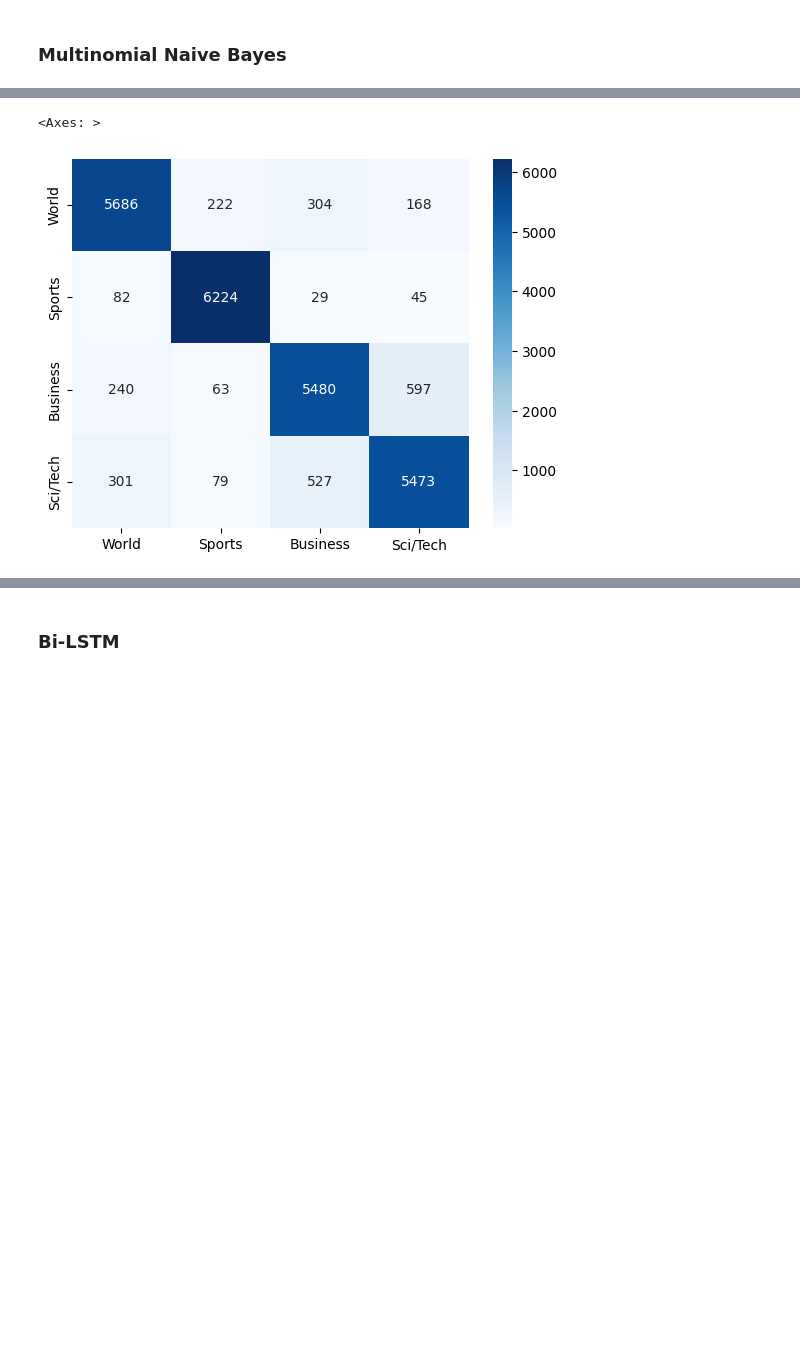
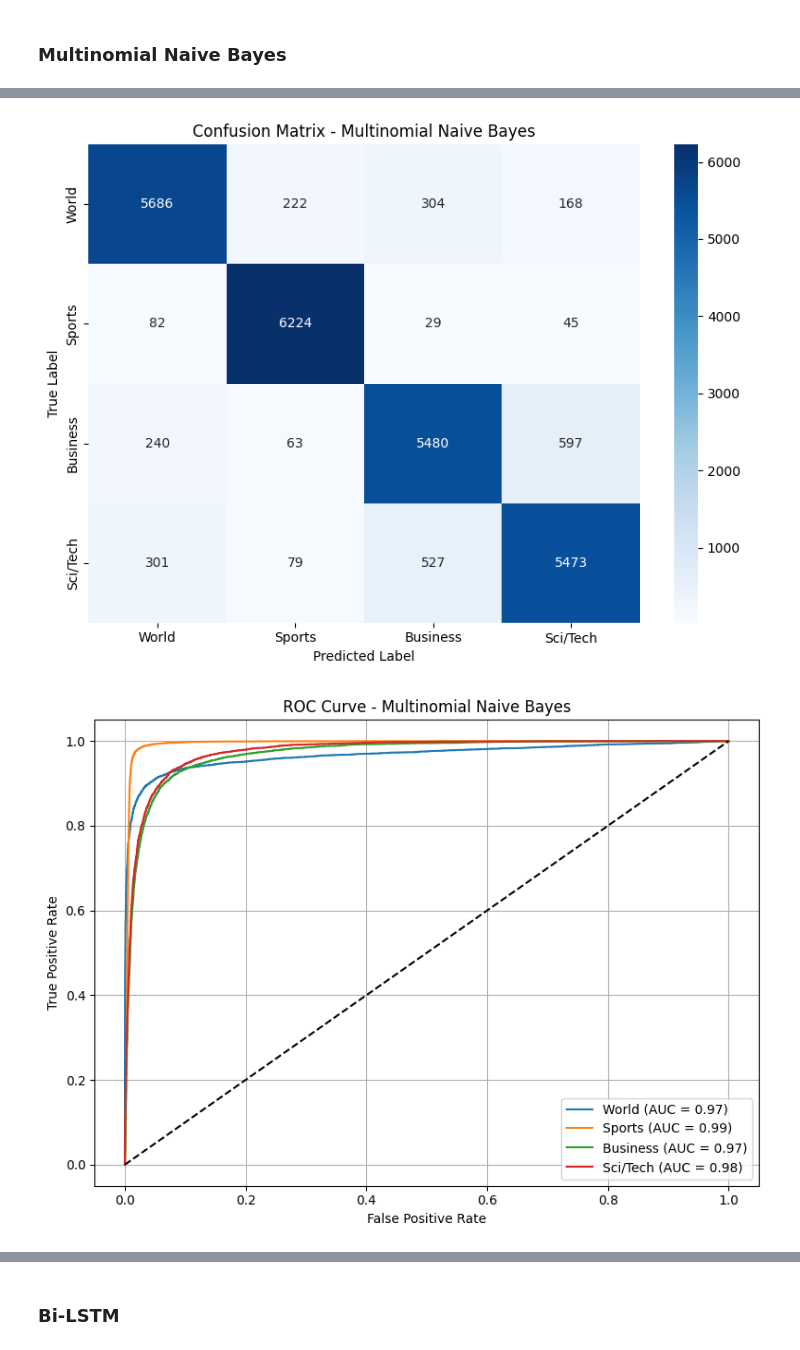
Before and after one commit to Rooneyish/News_Article_Classification, a Jupyter notebook: AG_News_Classification.ipynb, the cells around one changed output, grey strips where cells are left out. Drawn from its saved outputs; the diff is of its cells as text; code cells hidden in the pictures; blank space fills up the shorter version.

Commit message:
Adding Digrammatic Representations (ROC and PR curve)

```diff
--- a/AG_News_Classification.ipynb
+++ b/AG_News_Classification.ipynb
@@ -435,50 +437,118 @@ Epoch 10/10
 # %% [markdown]
 ### Multinomial Naive Bayes
 # %%
+y_test_binarized = label_binarize(y_test_dl, classes=[0,1,2,3])
+
 y_train_pred_MNB = MNB_model.predict(X_train_tfidf)
 y_val_pred_MNB = MNB_model.predict(X_val_tfidf)
 y_test_pred_MNB = MNB_model.predict(X_test_tfidf)
+y_test_score_MNB = MNB_model.predict_proba(X_test_tfidf)
 # %%
 class_names = ['World', 'Sports', 'Business', 'Sci/Tech']
 # %%
 train_accuracy_MNB = accuracy_score(y_train, y_train_pred_MNB)
 train_f1_score_MNB = f1_score(y_train, y_train_pred_MNB, average='weighted')
+
 val_accuracy_MNB = accuracy_score(y_val, y_val_pred_MNB)
 val_f1_score_MNB = f1_score(y_val, y_val_pred_MNB, average='weighted')
+
 test_accuracy_MNB = accuracy_score(y_test, y_test_pred_MNB)
 test_f1_score_MNB = f1_score(y_test, y_test_pred_MNB, average='weighted')
-cm_MNB = confusion_matrix(y_test, y_test_pred_MNB)
 
 print(f"Evaluation - Multinomial Naive Bayes")
 print(f"Train Accuracy: {train_accuracy_MNB*100:.2f}%")
 print(f"Validation Accuracy: {val_accuracy_MNB*100:.2f}%")
 print(f"Test Accuracy: {test_accuracy_MNB*100:.2f}% \n")
 print(f"Train F1 Score: {train_f1_score_MNB:.2f}")
 print(f"Validation F1 Score: {val_f1_score_MNB:.2f}")
 print(f"Test F1 Score: {test_f1_score_MNB:.2f} \n")
 
+
 print(classification_report(y_test,y_test_pred_MNB, target_names=class_names, digits=4))
-sns.heatmap(cm_MNB, annot=True, fmt='d', cmap='Blues',
-            xticklabels=class_names, yticklabels=class_names)
+
+cm_MNB = confusion_matrix(y_test, y_test_pred_MNB)
+plt.figure(figsize=(8, 6))
+sns.heatmap(
+    cm_MNB,
+    annot=True,
+    fmt='d',
+    cmap='Blues',
+    xticklabels=class_names,
+    yticklabels=class_names
+)
+
+plt.xlabel("Predicted Label")
+plt.ylabel("True Label")
+plt.title("Confusion Matrix - Multinomial Naive Bayes")
+plt.tight_layout()
+plt.show()
+
+plt.figure(figsize=(8, 6))
+for i in range(len(class_names)):
+    fpr, tpr, _ = roc_curve(
+        y_test_binarized[:, i],
+        y_test_score_MNB[:, i]
+    )
+    roc_auc = auc(fpr, tpr)
+    plt.plot(
+        fpr,
+        tpr,
+        label=f"{class_names[i]} (AUC = {roc_auc:.2f})"
+    )
+plt.plot([0, 1], [0, 1], 'k--')
+plt.xlabel("False Positive Rate")
+plt.ylabel("True Positive Rate")
+plt.title("ROC Curve - Multinomial Naive Bayes")
+plt.legend(loc="lower right")
+plt.grid(True)
+plt.tight_layout()
+plt.show()
+
+plt.figure(figsize=(8, 6))
+
+for i in range(len(class_names)):
+    precision, recall, _ = precision_recall_curve(
+        y_test_binarized[:, i],
+        y_test_score_MNB[:, i]
+    )
+
+    avg_precision = average_precision_score(
+        y_test_binarized[:, i],
+        y_test_score_MNB[:, i]
+    )
+
+    plt.plot(
+        recall,
+        precision,
+        label=f"{class_names[i]} (AP = {avg_precision:.2f})"
+    )
+
+plt.xlabel("Recall")
+plt.ylabel("Precision")
+plt.title("Precision-Recall Curve - Multinomial Naive Bayes ")
+plt.legend(loc="lower left")
+plt.grid(True)
+plt.tight_layout()
+plt.show()
 # %% [output]
 Evaluation - Multinomial Naive Bayes
 Train Accuracy: 91.36%
 Validation Accuracy: 89.44%
 Test Accuracy: 89.59%
 
 Train F1 Score: 0.91
 Validation F1 Score: 0.89
 Test F1 Score: 0.90
 
               precision    recall  f1-score   support
 
        World     0.9013    0.8912    0.8962      6380
       Sports     0.9447    0.9755    0.9599      6380
     Business     0.8644    0.8589    0.8616      6380
     Sci/Tech     0.8711    0.8578    0.8644      6380
 
     accuracy                         0.8959     25520
    macro avg     0.8954    0.8959    0.8955     25520
 weighted avg     0.8954    0.8959    0.8955     25520
-<Axes: >
-[figure, old version]
+[figure, new version]
+[figure, added]
```
Also changed, not shown: parts of 11 cells of this notebook.
